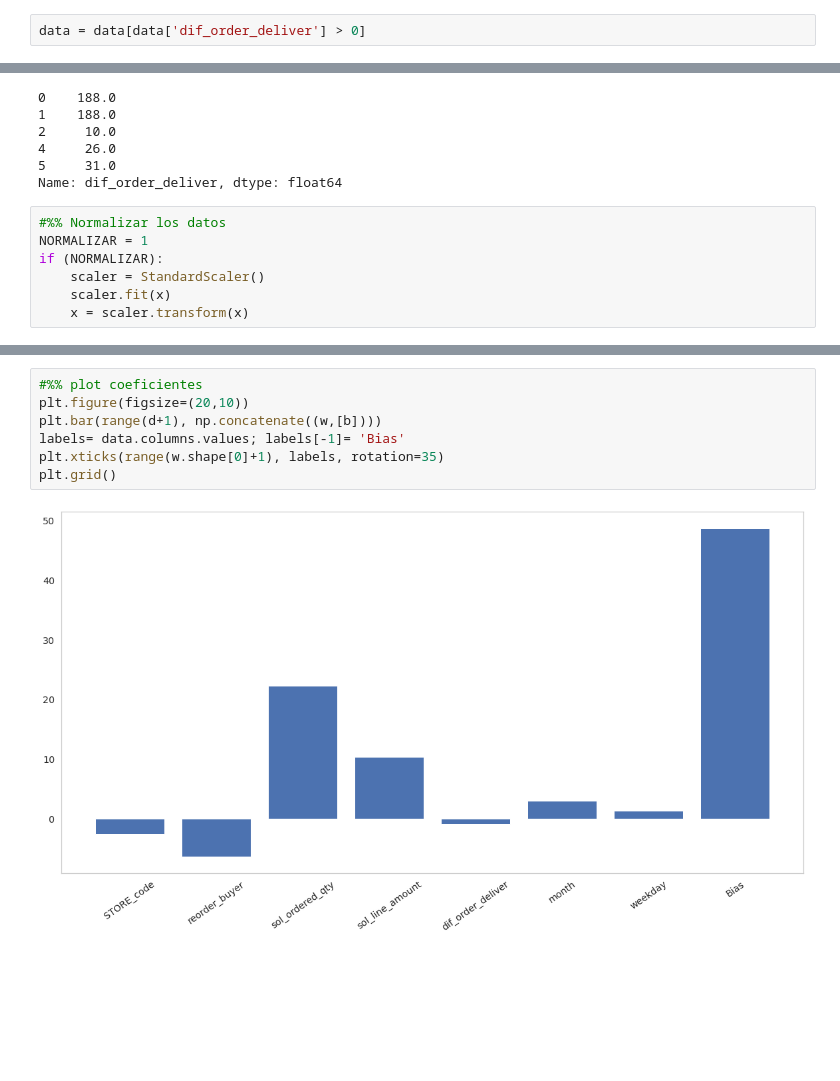
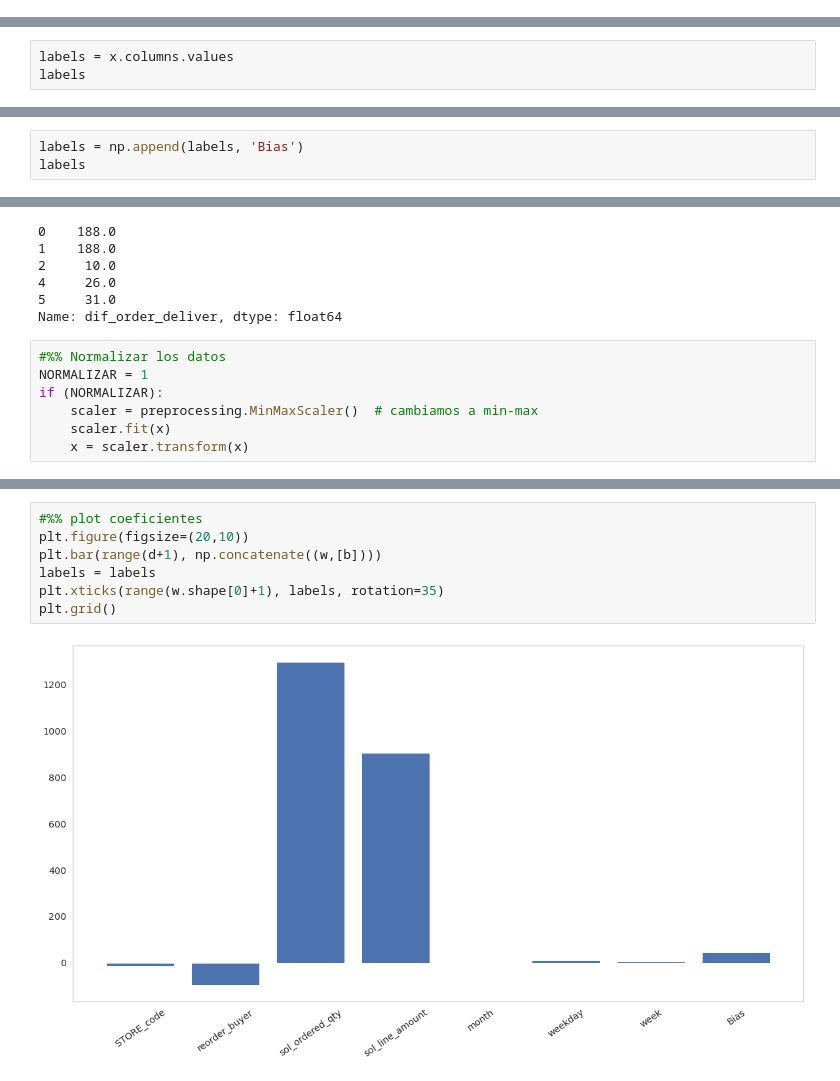
Before and after one commit to castillosebastian/research_tools, a Jupyter notebook: TPFinal_AnalisisyProyeccionVentas.ipynb, the cells around one changed output, grey strips where cells are left out. Saved outputs shown, nothing was run; the diff lists cells and outputs as text; blank space fills up the shorter version.

```diff
--- a/TPFinal_AnalisisyProyeccionVentas.ipynb
+++ b/TPFinal_AnalisisyProyeccionVentas.ipynb
@@ -1457,3 +1573 @@ data.shape
-# %%
-data = data[data['dif_order_deliver'] > 0]
 # %%
@@ -1496,0 +1643,3 @@ x.head()
+# %%
+labels = x.columns.values
+labels
@@ -1496,0 +1649,3 @@ x.head()
+# %%
+labels = np.append(labels, 'Bias')
+labels
@@ -1507,7 +1666,7 @@ Name: dif_order_deliver, dtype: float64
 #%% Normalizar los datos
 NORMALIZAR = 1
 if (NORMALIZAR):
-    scaler = StandardScaler()
+    scaler = preprocessing.MinMaxScaler()  # cambiamos a min-max
     scaler.fit(x)
     x = scaler.transform(x)
 # %%
@@ -1537,12 +1696,12 @@ TypeError: ignored
 # %%
 #%% plot coeficientes
 plt.figure(figsize=(20,10))
 plt.bar(range(d+1), np.concatenate((w,[b])))
-labels= data.columns.values; labels[-1]= 'Bias'
+labels = labels
 plt.xticks(range(w.shape[0]+1), labels, rotation=35)
 plt.grid()
 # %% [output]
-[figure, old version]
+[figure, new version]
 # %%
 #%% Plot valores esperados vs valores predichos
 plt.figure()
```
Also changed, not shown: parts of 59 cells of this notebook.
